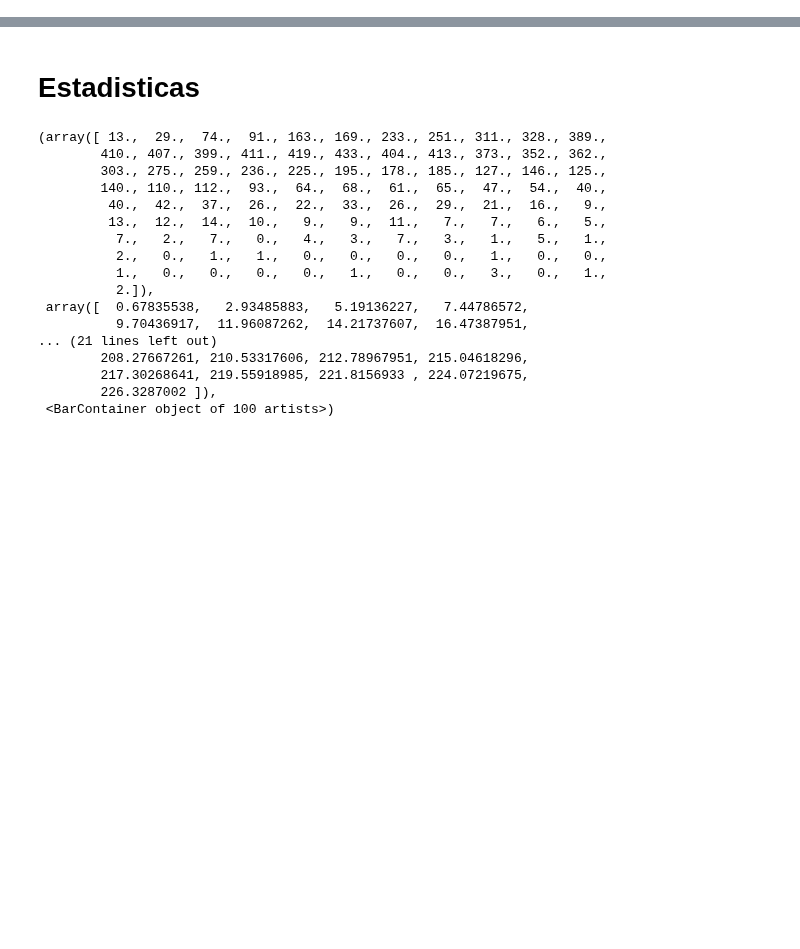
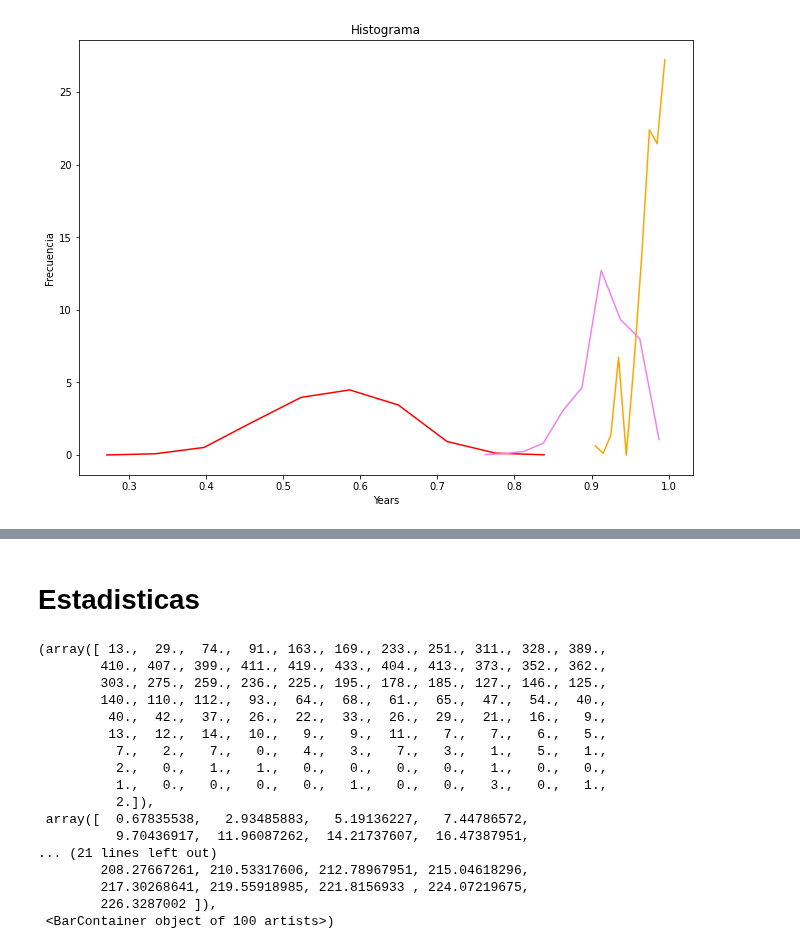
Before and after one commit to Rafther0112/Human_Aging_Research, a Jupyter notebook: Montecarlo_kinetic_simulation.ipynb, the cells around one changed output, grey strips where cells are left out. Drawn from its saved outputs; the diff is of its cells as text; code cells hidden in the pictures; blank space fills up the shorter version.

```diff
--- a/Montecarlo_kinetic_simulation.ipynb
+++ b/Montecarlo_kinetic_simulation.ipynb
@@ -73,0 +116,27 @@ plt.show()
+# %%
+hist_1, bins_1 = np.histogram(np.concatenate((behaviour_frailty[20:25]/100)), density=True)
+hist_2, bins_2 = np.histogram(np.concatenate((behaviour_frailty[60:65]/100)), density=True)
+hist_3, bins_3 = np.histogram(np.concatenate((behaviour_frailty[80:85]/100)), density=True)
+hist_4, bins_4 = np.histogram(np.concatenate((behaviour_frailty[45:50]/100)), density=True)
+
+
+# Obtener los puntos medios de cada bin
+bin_centers_1 = 0.5 * (bins_1[:-1] + bins_1[1:])
+bin_centers_2 = 0.5 * (bins_2[:-1] + bins_2[1:])
+bin_centers_3 = 0.5 * (bins_3[:-1] + bins_3[1:])
+bin_centers_4 = 0.5 * (bins_4[:-1] + bins_4[1:])
+
+# Visualizar el histograma como una línea
+plt.figure(figsize=(11,8))
+plt.plot(bin_centers_1, hist_1, '-', color = "red")
+plt.plot(bin_centers_2, hist_2, '-', color = "orange")
+#plt.plot(bin_centers_3, hist_3, '-', color = "green")
+plt.plot(bin_centers_4, hist_4, '-', color = "violet")
+
+#plt.scatter(bin_centers, hist )
+plt.xlabel('Years')
+plt.ylabel('Frecuencia')
+plt.title('Histograma')
+plt.show()
+# %% [output]
+[figure, added]
```
Also changed, not shown: parts of 9 cells of this notebook, 3 other files.
